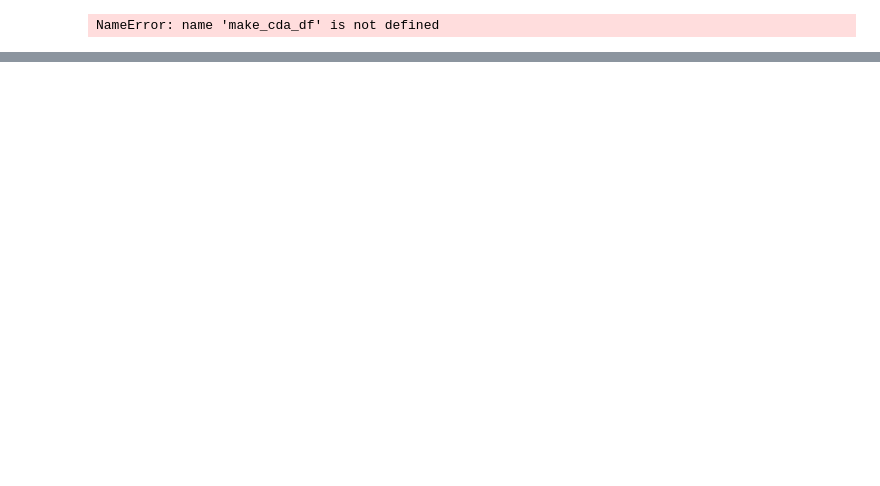
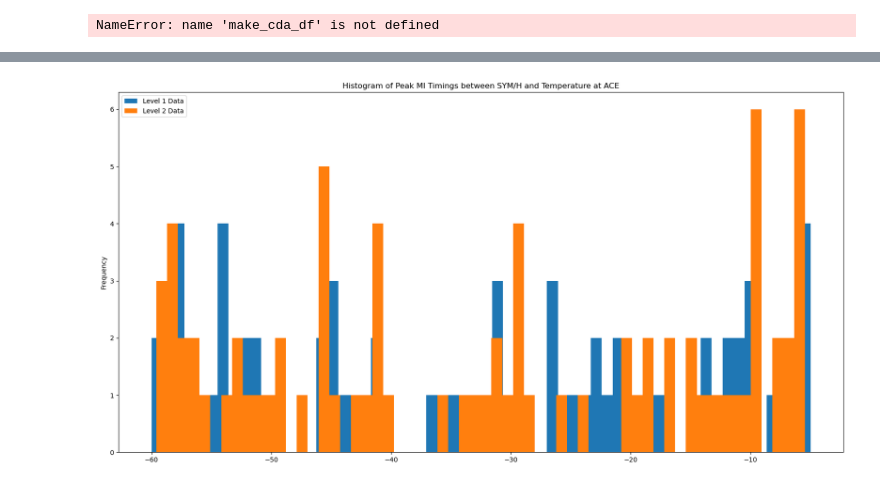
Before and after one commit to Sat-Nav/UROP2024, a Jupyter notebook: src/tests.ipynb, the cells around one changed output, grey strips where cells are left out. Drawn from its saved outputs; the diff is of its cells as text; code cells hidden in the pictures; blank space fills up the shorter version.

```diff
--- a/src/tests.ipynb
+++ b/src/tests.ipynb
@@ -419,0 +620,45 @@ array(['1999-01', '1999-02', '1999-04', '1999-09', '1999-10', '1999-11',
+# %%
+plt.figure(figsize=[20, 10])
+
+omni_col_name = "SYM/H"
+sw_col1_name = "Temperature"
+sw_col2_name = "Tpr"
+
+omni_col = omni_all_storms.columns.difference(["Datetime"], sort=False).get_loc(omni_col_name)
+sw_col1 = level1_all_storms.columns.difference(["Datetime"], sort=False).get_loc(sw_col1_name)
+sw_col2 = level2_all_storms.columns.difference(["Datetime"], sort=False).get_loc(sw_col2_name)
+
+time1 = []
+time2 = []
+for i, storm in enumerate(storm_data):
+    if analysed1[i]:
+        offset = i - sum(analysed1[:i])
+        matrices_times = all_matrix_times1[i - offset]
+        if (storm["Datetime"].max()-matrices_times.min()).total_seconds()/60 < 30:
+            continue
+        MI_matrices = all_storm_MI_matrices1[i - offset]
+
+        max_MI_pos = np.argmax(MI_matrices[:, omni_col, sw_col])
+        max_MI_time_delta = (matrices_times[max_MI_pos] - storm["Datetime"].max()).total_seconds()/60 # time of max MI relative to end of storm
+        time1.append(max_MI_time_delta)
+    if analysed2[i]:
+        offset = i - sum(analysed2[:i])
+        matrices_times = all_matrix_times2[i - offset]
+        if (storm["Datetime"].max()-matrices_times.min()).total_seconds()/60 < 30:
+            continue
+        MI_matrices = all_storm_MI_matrices2[i - offset]
+
+        max_MI_pos = np.argmax(MI_matrices[:, omni_col, sw_col])
+        max_MI_time_delta = (matrices_times[max_MI_pos] - storm["Datetime"].max()).total_seconds()/60
+        time2.append(max_MI_time_delta)
+    else:
+        continue
+
+plt.title(f'Histogram of Peak MI Timings between {omni_col_name} and {sw_col1_name} at ACE')
+plt.ylabel('Frequency')
+plt.hist(time1, bins=60, label="Level 1 Data")
+plt.hist(time2, bins=60, label="Level 2 Data")
+plt.legend()
+plt.show()
+# %% [output]
+[figure, added]
```
Also changed, not shown: parts of 20 cells of this notebook.
